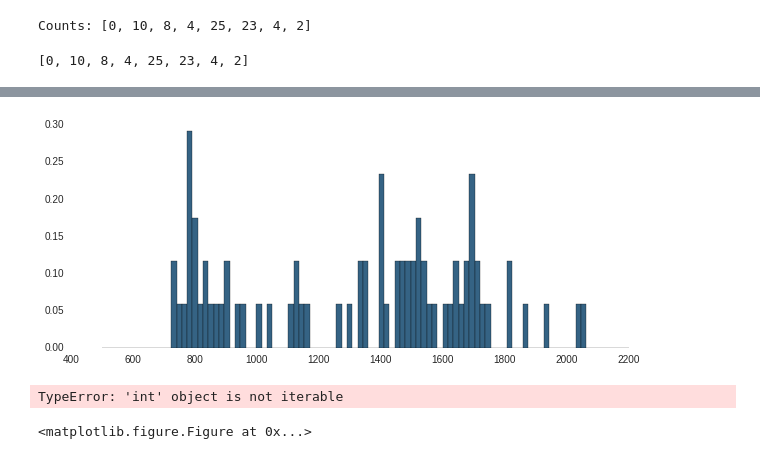
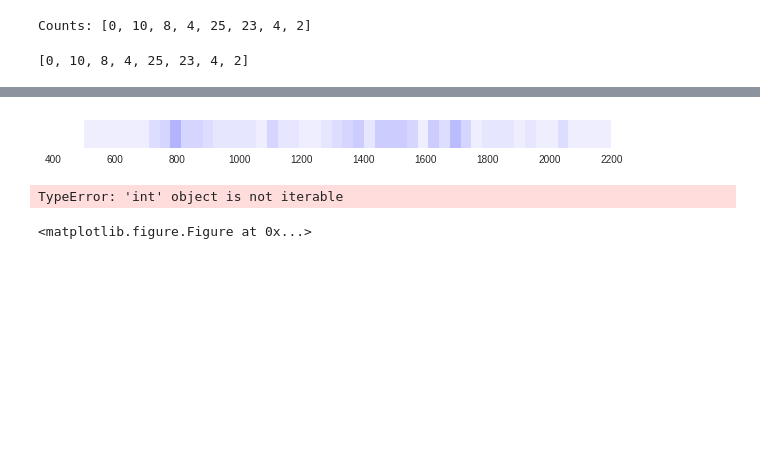
Before and after one commit to HeinrichHartmann/QueueArticle, a Jupyter notebook: Episode 2 -- Histograms.ipynb, the cells around one changed output, grey strips where cells are left out. Drawn from its saved outputs; the diff is of its cells as text; code cells hidden in the pictures; blank space fills up the shorter version.

```diff
--- a/Episode 2 -- Histograms.ipynb
+++ b/Episode 2 -- Histograms.ipynb
@@ -74,7 +85,10 @@ def plot_histogram(bins, X,**kwargs):
     sample_counts = sample_count(bins, X)
     bin_heights = [ count/width for count, width in zip(sample_counts, bin_widths) ]
     bin_lefts = bins[:-1]
-    return bar_chart(bin_lefts,width=bin_widths,height=bin_heights,**kwargs)
+    n_colors = 30
+    cpalette = [(1-float(i)/n_colors,1-float(i)/n_colors,1) for i in xrange(1,n_colors)]
+    color = [ cpalette[c + 1] for c in sample_counts ]
+    plt.bar(bin_lefts,width=bin_widths,height=[1]*len(bin_lefts),color=color, edgecolor=(0,0,0), linewidth=0)
 # %%
 from matplotlib.pyplot import bar as bar_chart
 # %%
@@ -93,15 +107,16 @@ plot_histogram(bins,X, color=color)
 # %%
-bins=np.linspace(500,2200,100)
+bins=np.linspace(500,2200,50)
 import seaborn as sns
 color = sns.color_palette("Blues_d")[1]
 
 %matplotlib inline
-plt.figure(figsize=(10,4))
+plt.figure(figsize=(10,0.5))
 plt.xlim=(500,2200)
+plt.yticks([])
 
-ax=plot_histogram(bins,X, color=color)
+ax=plot_histogram(bins,X)
 # %% [output]
-[figure, old version]
+[figure, new version]
 # %%
 a=ax[0]
 # %%
```
Also changed, not shown: parts of 3 cells of this notebook, 6 other files.
